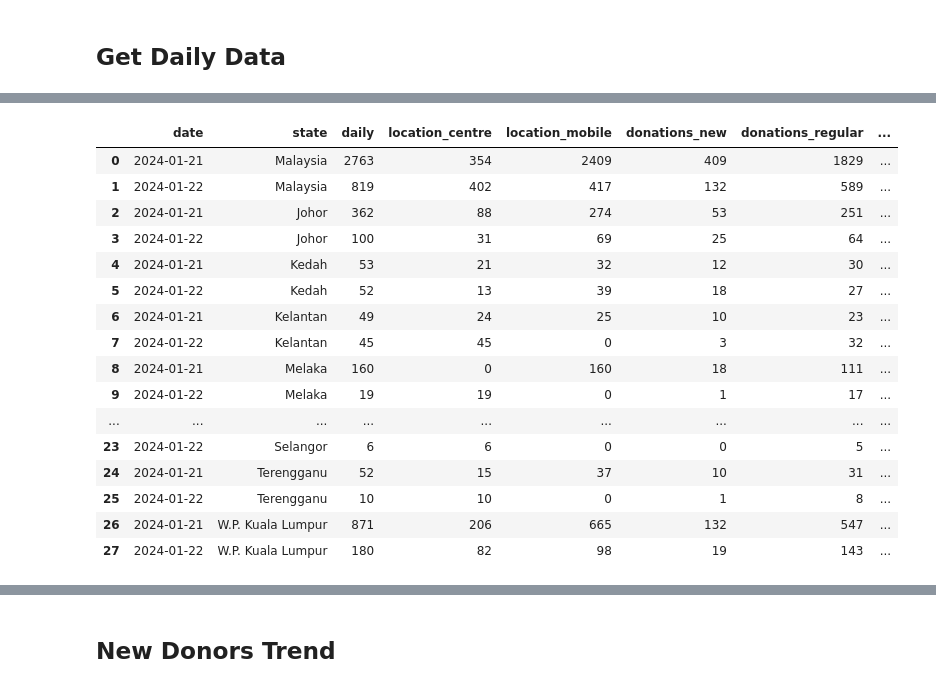
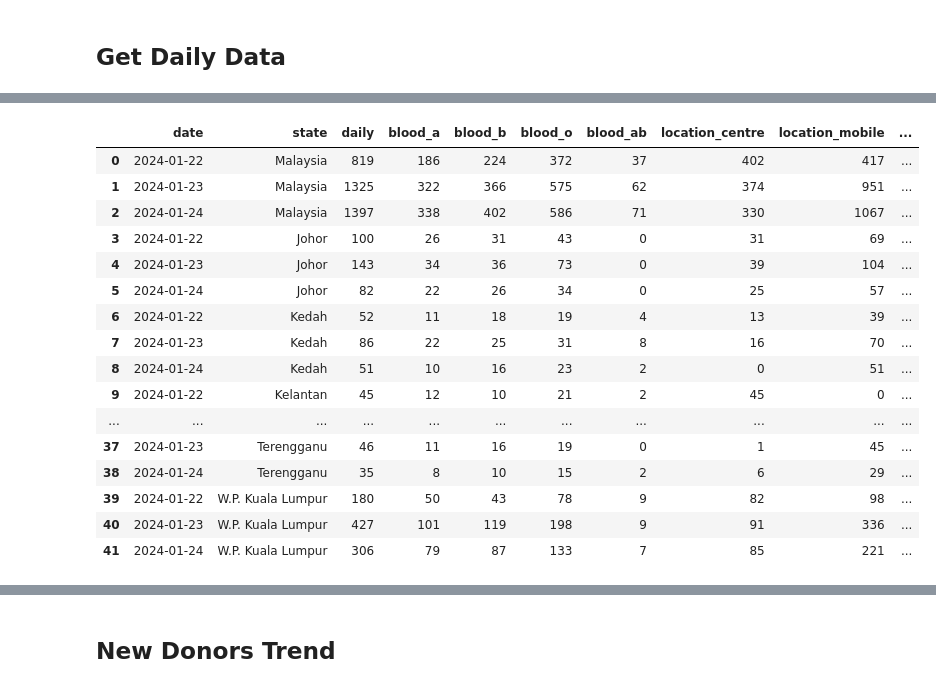
Before and after one commit to Englios/DS-Asses-BloodDonor, a Jupyter notebook: analysis/EDA.ipynb, the cells around one changed output, grey strips where cells are left out. Saved outputs shown, nothing was run; the diff lists cells and outputs as text; code cells hidden in the pictures.

```diff
--- a/analysis/EDA.ipynb
+++ b/analysis/EDA.ipynb
@@ -496,6 +496,10 @@ Index(['date', 'state', 'daily', 'blood_a', 'blood_b', 'blood_o', 'blood_ab',
 donations_state_df = df_dict['donations_state_df'][['date',
                                                     'state',
                                                     'daily',
+                                                    'blood_a',
+                                                    'blood_b',
+                                                    'blood_o',
+                                                    'blood_ab',
                                                     'location_centre',
                                                     'location_mobile',
                                                     'donations_new',
@@ -726,29 +730,27 @@ donations_state_df
 # %%
 from datetime import datetime, timedelta
 
 donations_state_df['date'] = pd.to_datetime(donations_state_df['date'])
-
 latest_date = donations_state_df['date'].max()
-start_date = latest_date - timedelta(days=1)
-
+start_date = latest_date - timedelta(days=2)
 daily_df = donations_state_df.loc[(donations_state_df['date'] >= start_date) & (donations_state_df['date'] <= latest_date)].reset_index(drop=True)
 daily_df
 # %% [output]
-|  | date | state | daily | location_centre | location_mobile | donations_new | donations_regular | ... |
-| 0 | 2024-01-21 | Malaysia | 2763 | 354 | 2409 | 409 | 1829 | ... |
-| 1 | 2024-01-22 | Malaysia | 819 | 402 | 417 | 132 | 589 | ... |
-| 2 | 2024-01-21 | Johor | 362 | 88 | 274 | 53 | 251 | ... |
-| 3 | 2024-01-22 | Johor | 100 | 31 | 69 | 25 | 64 | ... |
-| 4 | 2024-01-21 | Kedah | 53 | 21 | 32 | 12 | 30 | ... |
-| 5 | 2024-01-22 | Kedah | 52 | 13 | 39 | 18 | 27 | ... |
-| 6 | 2024-01-21 | Kelantan | 49 | 24 | 25 | 10 | 23 | ... |
-| 7 | 2024-01-22 | Kelantan | 45 | 45 | 0 | 3 | 32 | ... |
-| 8 | 2024-01-21 | Melaka | 160 | 0 | 160 | 18 | 111 | ... |
-| 9 | 2024-01-22 | Melaka | 19 | 19 | 0 | 1 | 17 | ... |
-| ... | ... | ... | ... | ... | ... | ... | ... | ... |
-| 23 | 2024-01-22 | Selangor | 6 | 6 | 0 | 0 | 5 | ... |
-| 24 | 2024-01-21 | Terengganu | 52 | 15 | 37 | 10 | 31 | ... |
-| 25 | 2024-01-22 | Terengganu | 10 | 10 | 0 | 1 | 8 | ... |
-| 26 | 2024-01-21 | W.P. Kuala Lumpur | 871 | 206 | 665 | 132 | 547 | ... |
-| 27 | 2024-01-22 | W.P. Kuala Lumpur | 180 | 82 | 98 | 19 | 143 | ... |
+|  | date | state | daily | blood_a | blood_b | blood_o | blood_ab | location_centre | location_mobile | ... |
+| 0 | 2024-01-22 | Malaysia | 819 | 186 | 224 | 372 | 37 | 402 | 417 | ... |
+| 1 | 2024-01-23 | Malaysia | 1325 | 322 | 366 | 575 | 62 | 374 | 951 | ... |
+| 2 | 2024-01-24 | Malaysia | 1397 | 338 | 402 | 586 | 71 | 330 | 1067 | ... |
+| 3 | 2024-01-22 | Johor | 100 | 26 | 31 | 43 | 0 | 31 | 69 | ... |
+| 4 | 2024-01-23 | Johor | 143 | 34 | 36 | 73 | 0 | 39 | 104 | ... |
+| 5 | 2024-01-24 | Johor | 82 | 22 | 26 | 34 | 0 | 25 | 57 | ... |
+| 6 | 2024-01-22 | Kedah | 52 | 11 | 18 | 19 | 4 | 13 | 39 | ... |
+| 7 | 2024-01-23 | Kedah | 86 | 22 | 25 | 31 | 8 | 16 | 70 | ... |
+| 8 | 2024-01-24 | Kedah | 51 | 10 | 16 | 23 | 2 | 0 | 51 | ... |
+| 9 | 2024-01-22 | Kelantan | 45 | 12 | 10 | 21 | 2 | 45 | 0 | ... |
+| ... | ... | ... | ... | ... | ... | ... | ... | ... | ... | ... |
+| 37 | 2024-01-23 | Terengganu | 46 | 11 | 16 | 19 | 0 | 1 | 45 | ... |
+| 38 | 2024-01-24 | Terengganu | 35 | 8 | 10 | 15 | 2 | 6 | 29 | ... |
+| 39 | 2024-01-22 | W.P. Kuala Lumpur | 180 | 50 | 43 | 78 | 9 | 82 | 98 | ... |
+| 40 | 2024-01-23 | W.P. Kuala Lumpur | 427 | 101 | 119 | 198 | 9 | 91 | 336 | ... |
+| 41 | 2024-01-24 | W.P. Kuala Lumpur | 306 | 79 | 87 | 133 | 7 | 85 | 221 | ... |
 # %%
```
Also changed, not shown: parts of 28 cells of this notebook, 7 other files.
